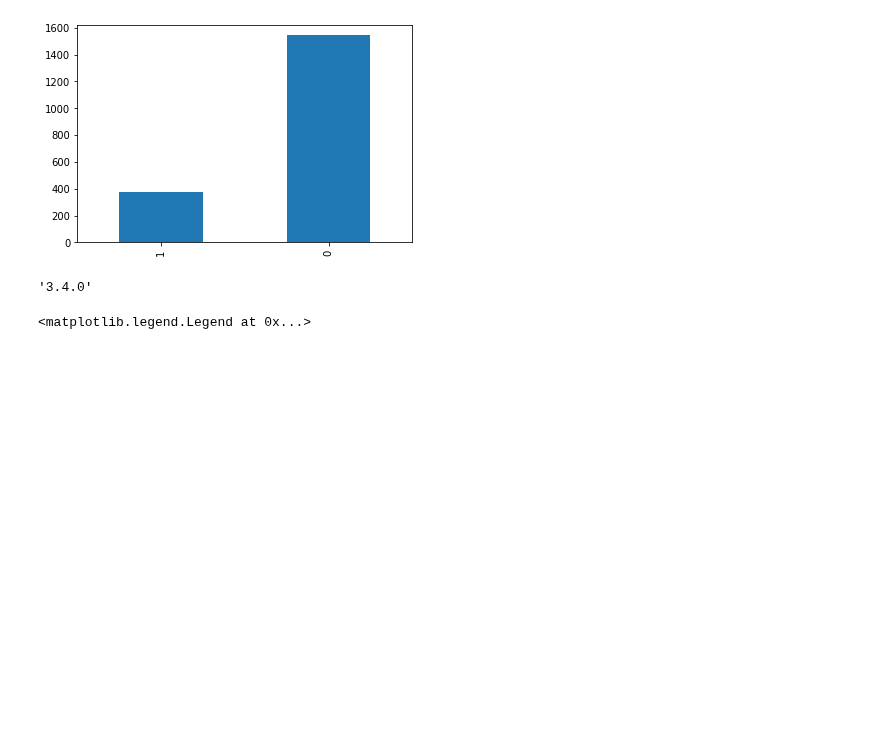
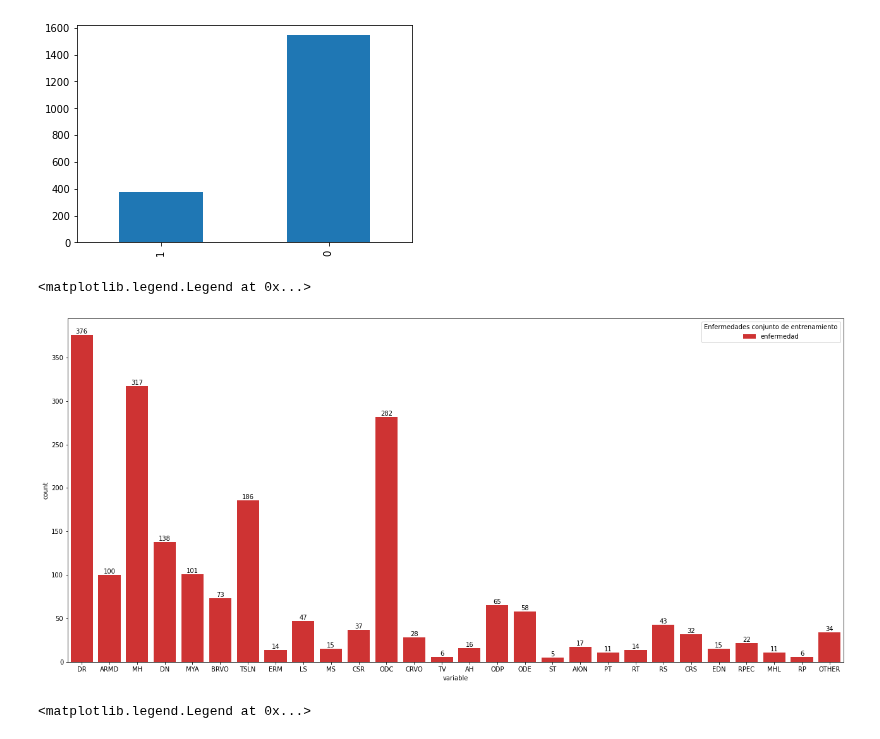
Before and after one commit to dirudiez/TFM_DiegoRudiez, a Jupyter notebook: 00. Análisis Dataset.ipynb, the cells around one changed output. Saved outputs shown, nothing was run; the diff lists cells and outputs as text; code cells hidden in the pictures; blank space fills up the shorter version.

```diff
--- a/00. Análisis Dataset.ipynb
+++ b/00. Análisis Dataset.ipynb
@@ -96,5 +108,19 @@ df_train.DR.value_counts().sort_values().plot(kind = 'bar')
 <AxesSubplot:>
 [figure]
 # %%
-import seaborn as sns
-import matplotlib.pyplot as plt
+fig, ax = plt.subplots(figsize=(22,10))
+colors = ['#E81919']
+ax = sns.set_palette(sns.color_palette(colors))
+
+df = pd.melt(df_train.iloc[:,2:])
+ax = sns.countplot(ax=ax, x="variable", hue="value", data=df.loc[df['value']==1])
+
+for container in ax.containers:
+    ax.bar_label(container)
+legend_labels, _= ax.get_legend_handles_labels()
+ax.legend(legend_labels, ['enfermedad'],
+          bbox_to_anchor=(1,1),
+          title='Enfermedades conjunto de entrenamiento')
+# %% [output]
+<matplotlib.legend.Legend at 0x...>
+[figure, added]
@@ -104,8 +127,3 @@ matplotlib.__version__
-# %%
-import matplotlib
-matplotlib.__version__
-# %% [output]
-'3.4.0'
 # %%
 fig, ax = plt.subplots(figsize=(22,10))
 colors = ['green', '#E81919']
```
Also changed, not shown: parts of 8 cells of this notebook.
